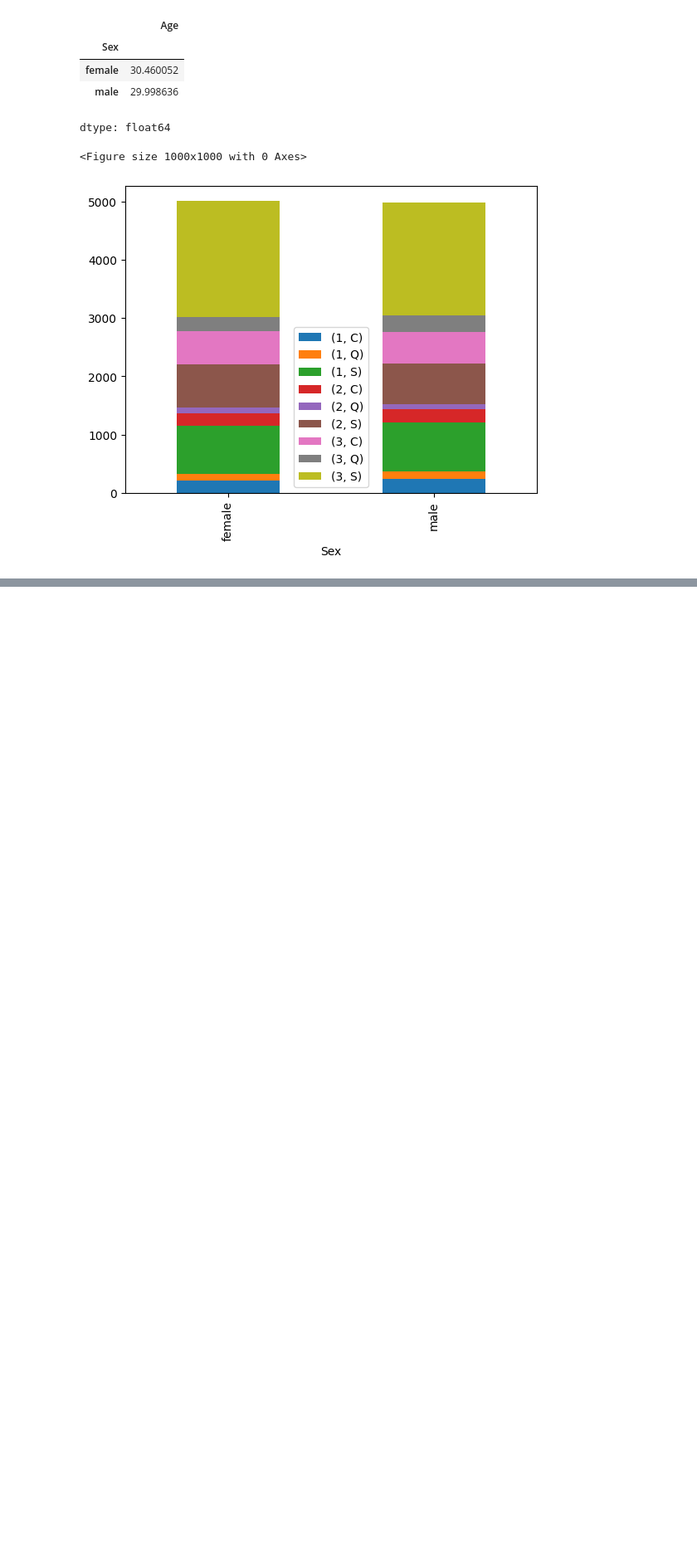
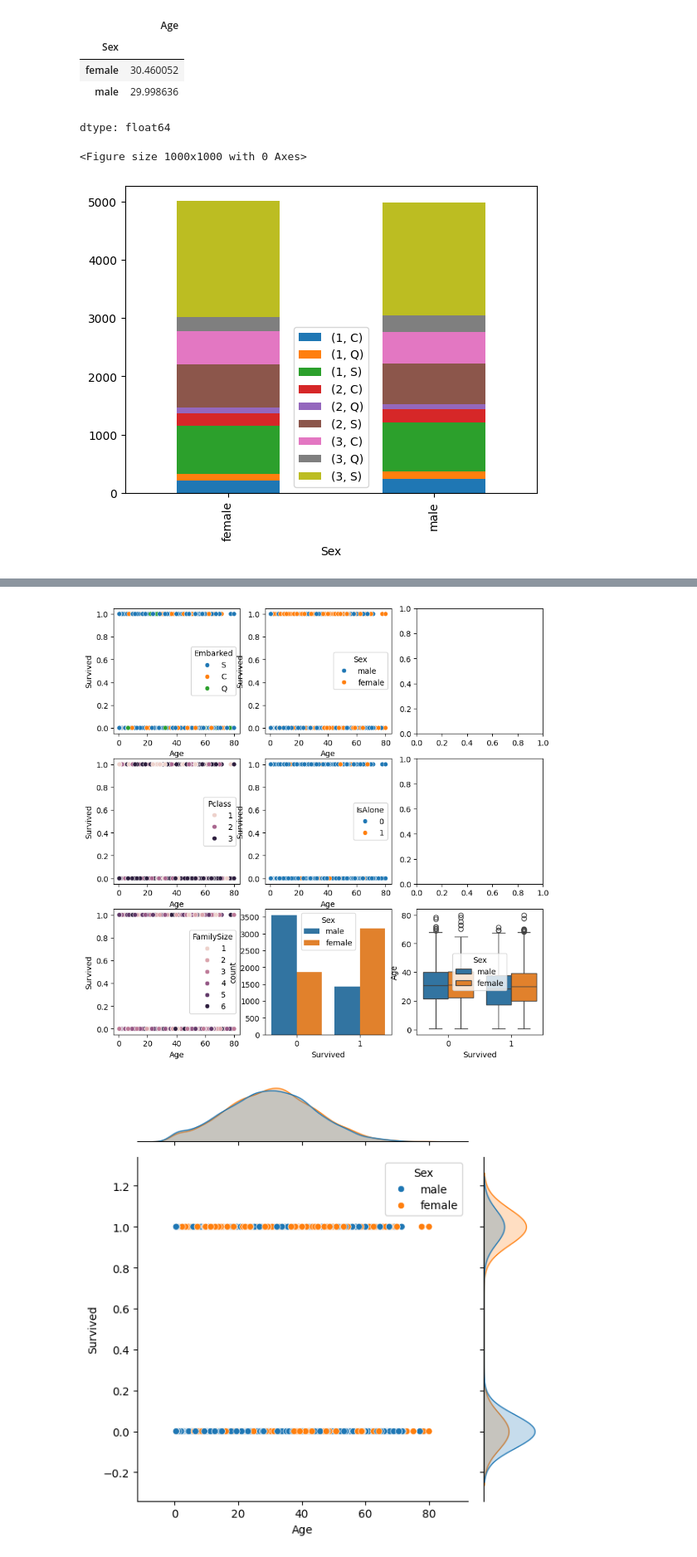
Before and after one commit to harshsalvi1810/PythonProgramming, a Jupyter notebook: EDA_Analysis.ipynb, the cells around one changed output, grey strips where cells are left out. Shown at 83% size. Saved outputs shown, nothing was run; the diff lists cells and outputs as text; code cells hidden in the pictures; blank space fills up the shorter version.

```diff
--- a/EDA_Analysis.ipynb
+++ b/EDA_Analysis.ipynb
@@ -195,0 +211,16 @@ plt.show()
+# %%
+#fig,ax = plt.subplots(2,2,figsize = (10,10))
+fig,ax = plt.subplots(3,3,figsize = (10,10))
+sns.scatterplot(data = df,x = 'Age',y = 'Survived',hue = 'Embarked',ax = ax[0][0])
+sns.scatterplot(data = df,x = 'Age',y = 'Survived',hue = 'Sex',ax = ax[0][1])
+sns.scatterplot(data = df,x = 'Age',y = 'Survived',hue = 'Pclass',ax = ax[1][0])
+sns.scatterplot(data = df,x = 'Age',y = 'Survived',hue = 'IsAlone',ax = ax[1][1])
+sns.scatterplot(data = df,x = 'Age',y = 'Survived',hue = 'FamilySize',ax = ax[2][0])
+sns.countplot(data = df,x = 'Survived',hue = 'Sex',ax = ax[2][1])
+sns.boxplot(data = df,x = 'Survived',y = 'Age',hue = 'Sex',ax = ax[2][2])
+sns.jointplot(data = df,x = 'Age',y = 'Survived',hue = 'Sex',ax = ax[0][2])
+plt.tight_layout()
+plt.show()
+# %% [output]
+[figure, added]
+[figure, added]
```
Also changed, not shown: parts of 10 cells of this notebook.
